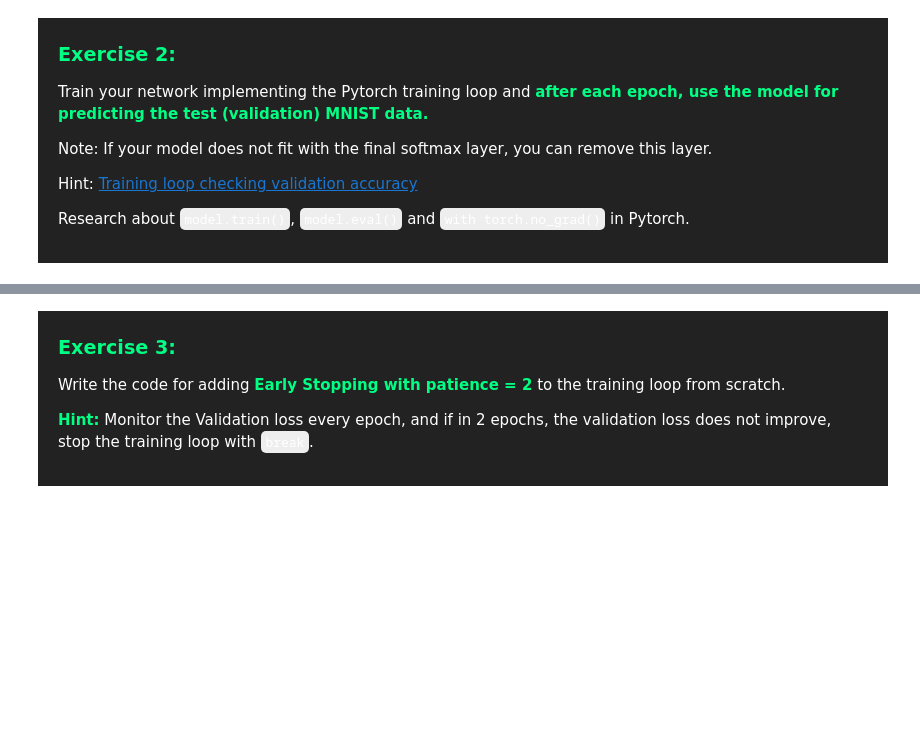
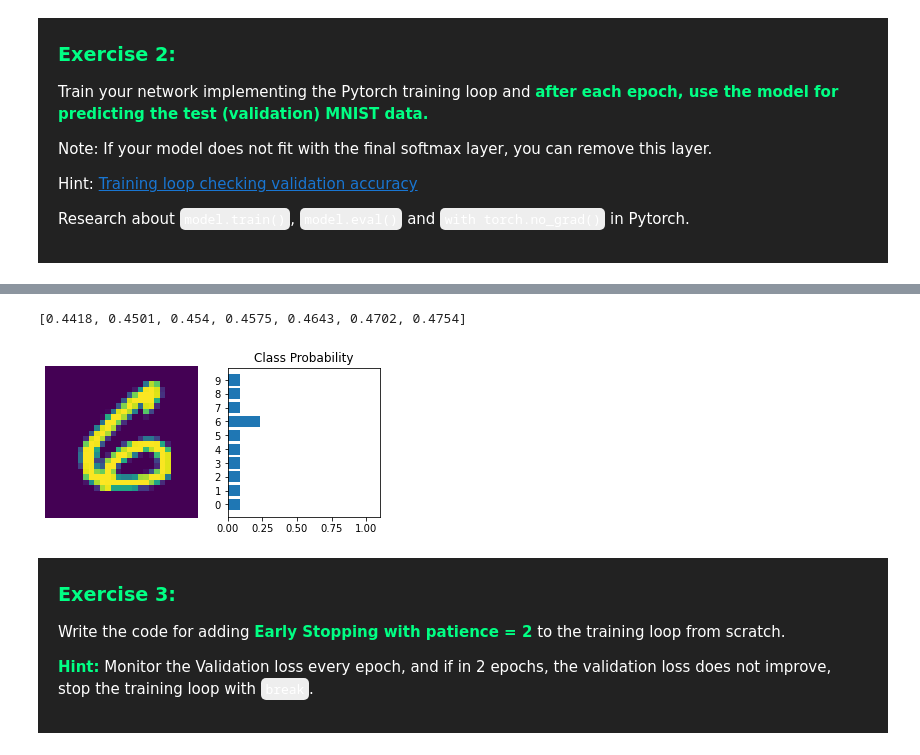
Before and after one commit to fistadev/AISpring21, a Jupyter notebook: M5 - Deep Learning/D3 - MNIST/4.3 Pytorch MNIST - Exercise.ipynb, the cells around one changed output, grey strips where cells are left out. Drawn from its saved outputs; the diff is of its cells as text; code cells hidden in the pictures; blank space fills up the shorter version.

```diff
--- a/M5 - Deep Learning/D3 - MNIST/4.3 Pytorch MNIST - Exercise.ipynb
+++ b/M5 - Deep Learning/D3 - MNIST/4.3 Pytorch MNIST - Exercise.ipynb
@@ -574,0 +638,34 @@ NameError: name 'trainloader' is not defined
+# %%
+optimizer = optim.SGD(model.parameters(), lr=0.003)
+# %%
+epochs = 7
+print_every = 40
+accs_test = []
+
+for e in range(epochs):
+    running_loss = 0
+    print(f"Epoch: {e+1}/{epochs}")
+
+    for i, (images, labels) in enumerate(iter(trainloader)):
+
+        # Flatten EMNIST images into a 784 long vector
+        images.resize_(images.size()[0], 784)
+
+        optimizer.zero_grad()
+
+        output = model.forward(images)   # 1) Forward pass
+        loss = criterion(output, labels) # 2) Compute loss
+        loss.backward()                  # 3) Backward pass
+        optimizer.step()                 # 4) Update model
+
+        running_loss += loss.item()
+
+        if i % print_every == 0:
+            print(f"\tIteration: {i}\t Loss: {running_loss/print_every:.4f}")
+            running_loss = 0
+    model.eval()
+    with torch.no_grad():
+
+        acc, y_pred, y_true = check_accuracy(testloader, model)
+        accs_test.append(acc)
+    model.train()
@@ -575,9 +690,15 @@ NameError: name 'trainloader' is not defined
+# %%
+accs_test
+# %% [output]
+[0.4418, 0.4501, 0.454, 0.4575, 0.4643, 0.4702, 0.4754]
 # %%
 # Run this cell with your model to make sure it works and predicts well for the validation data
 images, labels = next(iter(testloader))
 images.resize_(images.shape[0], 1, 784)
-ps = model.forward(images[0,:])
+ps = F.softmax(model.forward(images[0,:]), dim=1)
 view_classify(images[0].view(1, 28, 28), ps)
+# %% [output]
+[figure, added]
 # %% [markdown]
 <div style="background:#222222; color:#ffffff; padding:20px">
   <h3 style="color:#01ff84; margin-top:4px">Exercise 3:</h3>
```
Also changed, not shown: parts of 14 cells of this notebook.
